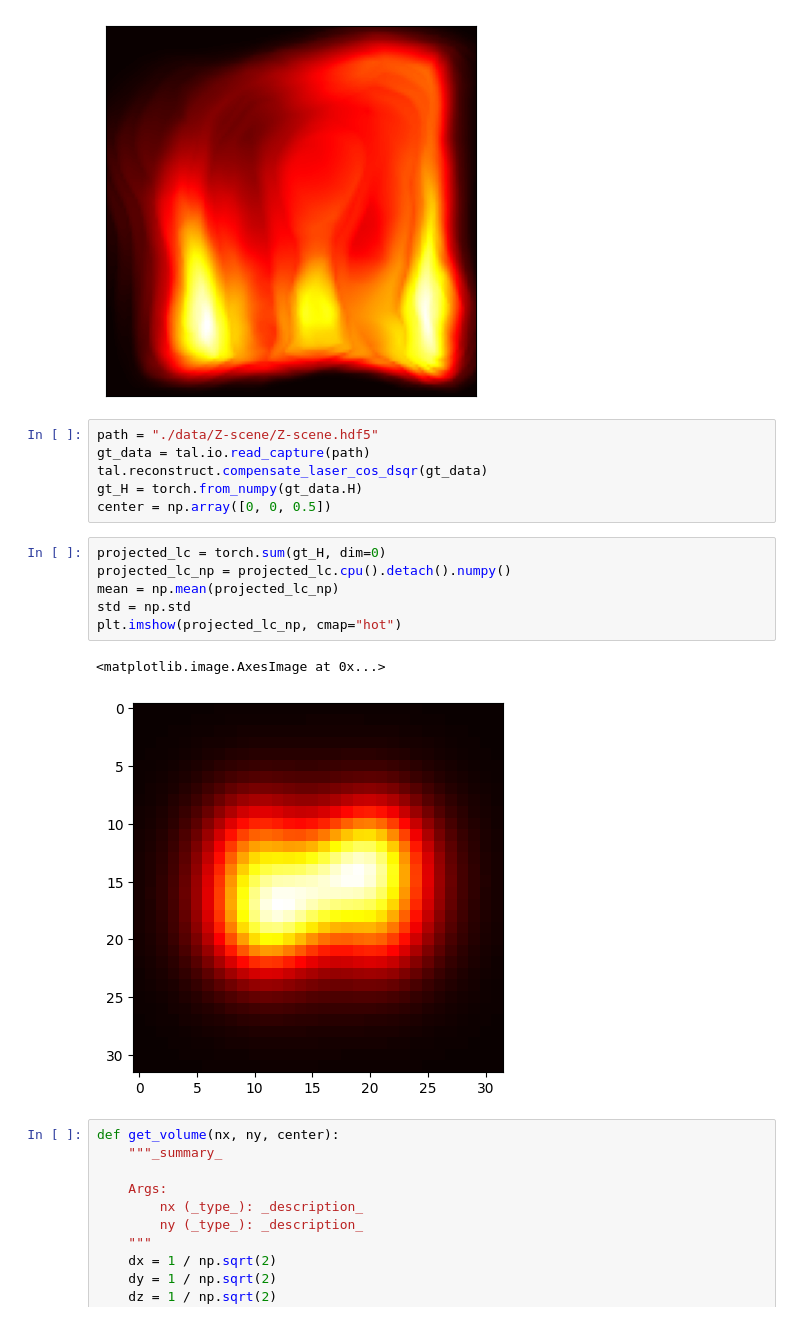
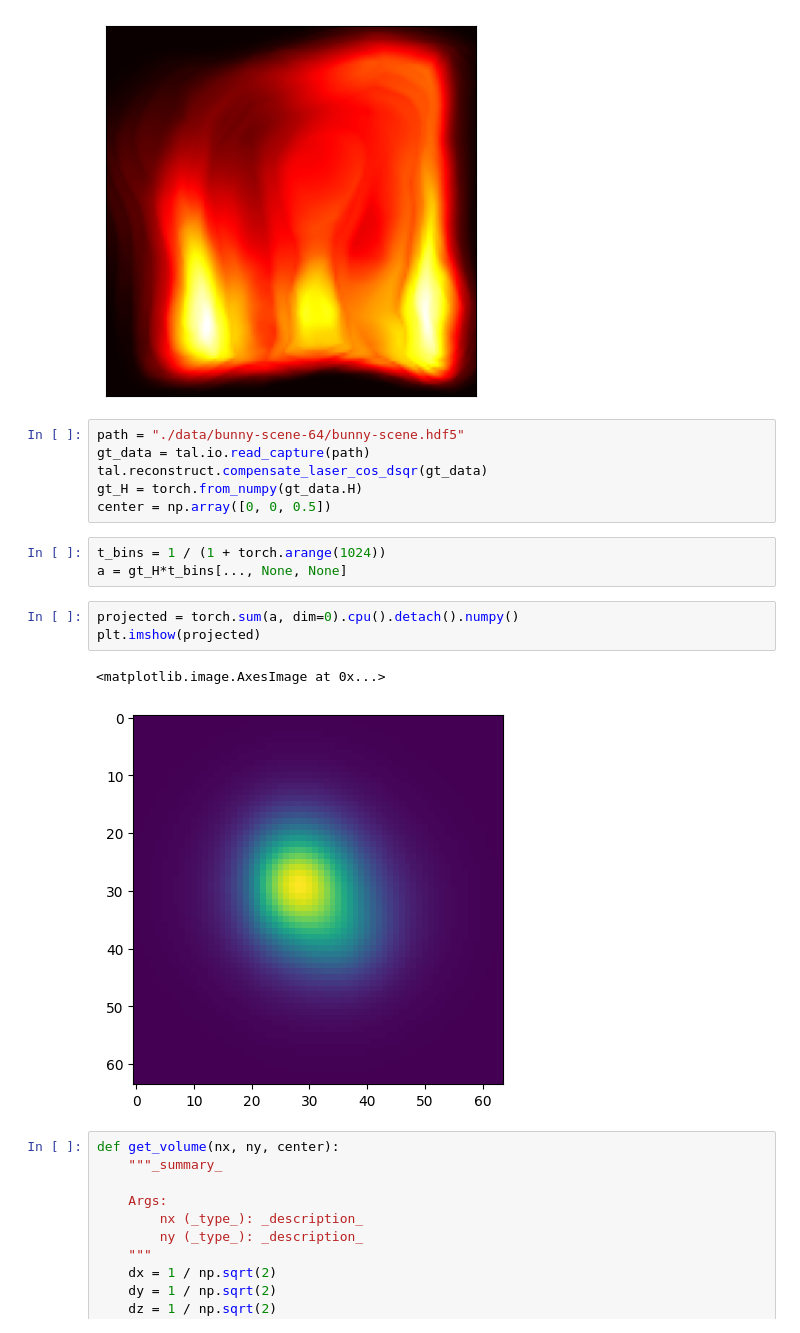
Before and after one commit to srodsanz/nlos-viewpoints, a Jupyter notebook: 202401_NETF_TF.ipynb, the cells around one changed output. Drawn from its saved outputs; the diff is of its cells as text.

```diff
--- a/202401_NETF_TF.ipynb
+++ b/202401_NETF_TF.ipynb
@@ -55,20 +56,20 @@ ax.imshow(rec, cmap="hot")
 <matplotlib.image.AxesImage at 0x...>
 [figure]
 # %%
-path = "./data/Z-scene/Z-scene.hdf5"
+path = "./data/bunny-scene-64/bunny-scene.hdf5"
 gt_data = tal.io.read_capture(path)
 tal.reconstruct.compensate_laser_cos_dsqr(gt_data)
 gt_H = torch.from_numpy(gt_data.H)
 center = np.array([0, 0, 0.5])
+# %%
+t_bins = 1 / (1 + torch.arange(1024))
+a = gt_H*t_bins[..., None, None]
 # %%
-projected_lc = torch.sum(gt_H, dim=0)
-projected_lc_np = projected_lc.cpu().detach().numpy()
-mean = np.mean(projected_lc_np)
-std = np.std
-plt.imshow(projected_lc_np, cmap="hot")
+projected = torch.sum(a, dim=0).cpu().detach().numpy()
+plt.imshow(projected)
 # %% [output]
 <matplotlib.image.AxesImage at 0x...>
-[figure, old version]
+[figure, new version]
 # %%
 def get_volume(nx, ny, center):
     """_summary_
```
Also changed, not shown: parts of 1 cell of this notebook, 9 other files.
